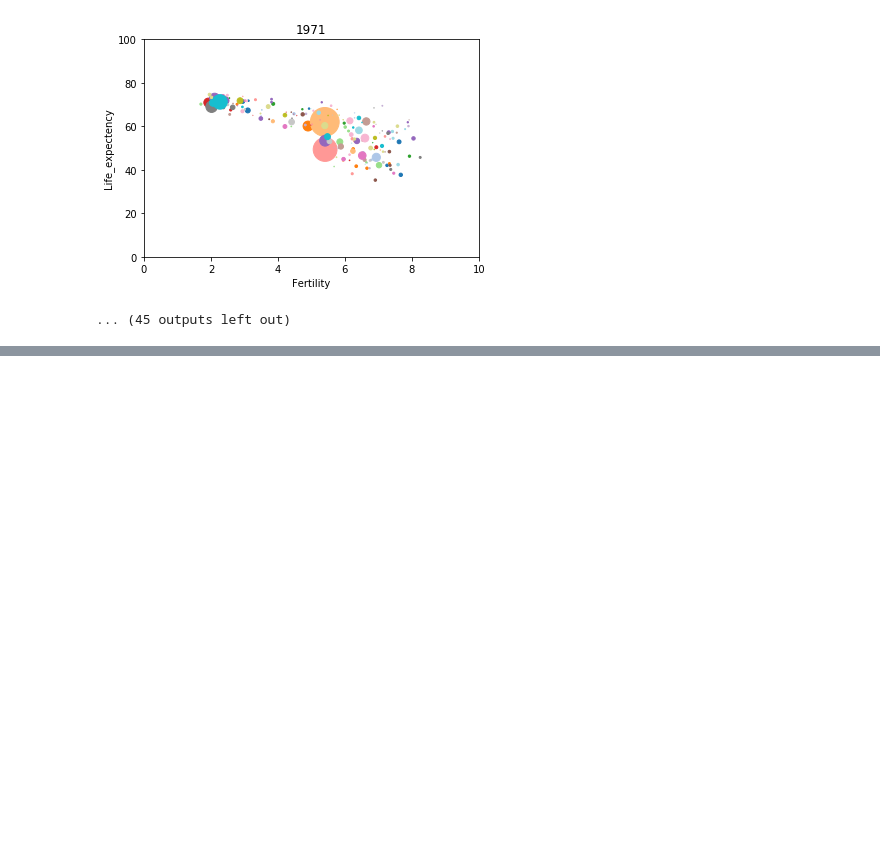
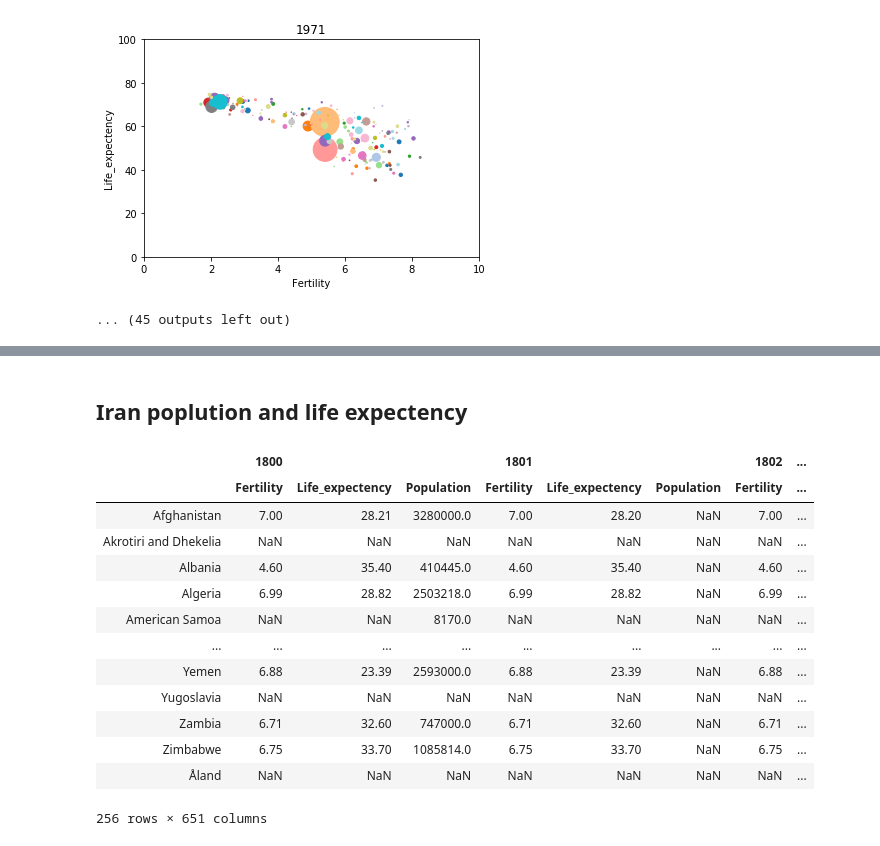
Before and after one commit to iremnasir/bootcamp_progress, a Jupyter notebook: Animate a Scatterplot.ipynb, the cells around one changed output, grey strips where cells are left out. Cells and saved outputs as stored; diff of their text form; code cells hidden in the pictures; blank space fills up the shorter version.

```diff
--- a/Animate a Scatterplot.ipynb
+++ b/Animate a Scatterplot.ipynb
@@ -462,0 +479,20 @@ imageio.mimsave("animated_plot.gif", list_of_images, fps = 2)
+# %% [markdown]
+## Iran poplution and life expectency
+# %%
+df6 = df6.unstack(1)
+df6
+# %% [output]
+|  | 1800 |  |  | 1801 |  |  | 1802 | ... |
+|  | Fertility | Life_expectency | Population | Fertility | Life_expectency | Population | Fertility | ... |
+| Afghanistan | 7.00 | 28.21 | 3280000.0 | 7.00 | 28.20 | NaN | 7.00 | ... |
+| Akrotiri and Dhekelia | NaN | NaN | NaN | NaN | NaN | NaN | NaN | ... |
+| Albania | 4.60 | 35.40 | 410445.0 | 4.60 | 35.40 | NaN | 4.60 | ... |
+| Algeria | 6.99 | 28.82 | 2503218.0 | 6.99 | 28.82 | NaN | 6.99 | ... |
+| American Samoa | NaN | NaN | 8170.0 | NaN | NaN | NaN | NaN | ... |
+| ... | ... | ... | ... | ... | ... | ... | ... | ... |
+| Yemen | 6.88 | 23.39 | 2593000.0 | 6.88 | 23.39 | NaN | 6.88 | ... |
+| Yugoslavia | NaN | NaN | NaN | NaN | NaN | NaN | NaN | ... |
+| Zambia | 6.71 | 32.60 | 747000.0 | 6.71 | 32.60 | NaN | 6.71 | ... |
+| Zimbabwe | 6.75 | 33.70 | 1085814.0 | 6.75 | 33.70 | NaN | 6.75 | ... |
+| Åland | NaN | NaN | NaN | NaN | NaN | NaN | NaN | ... |
+256 rows × 651 columns
```
Also changed, not shown: parts of 8 cells of this notebook.
